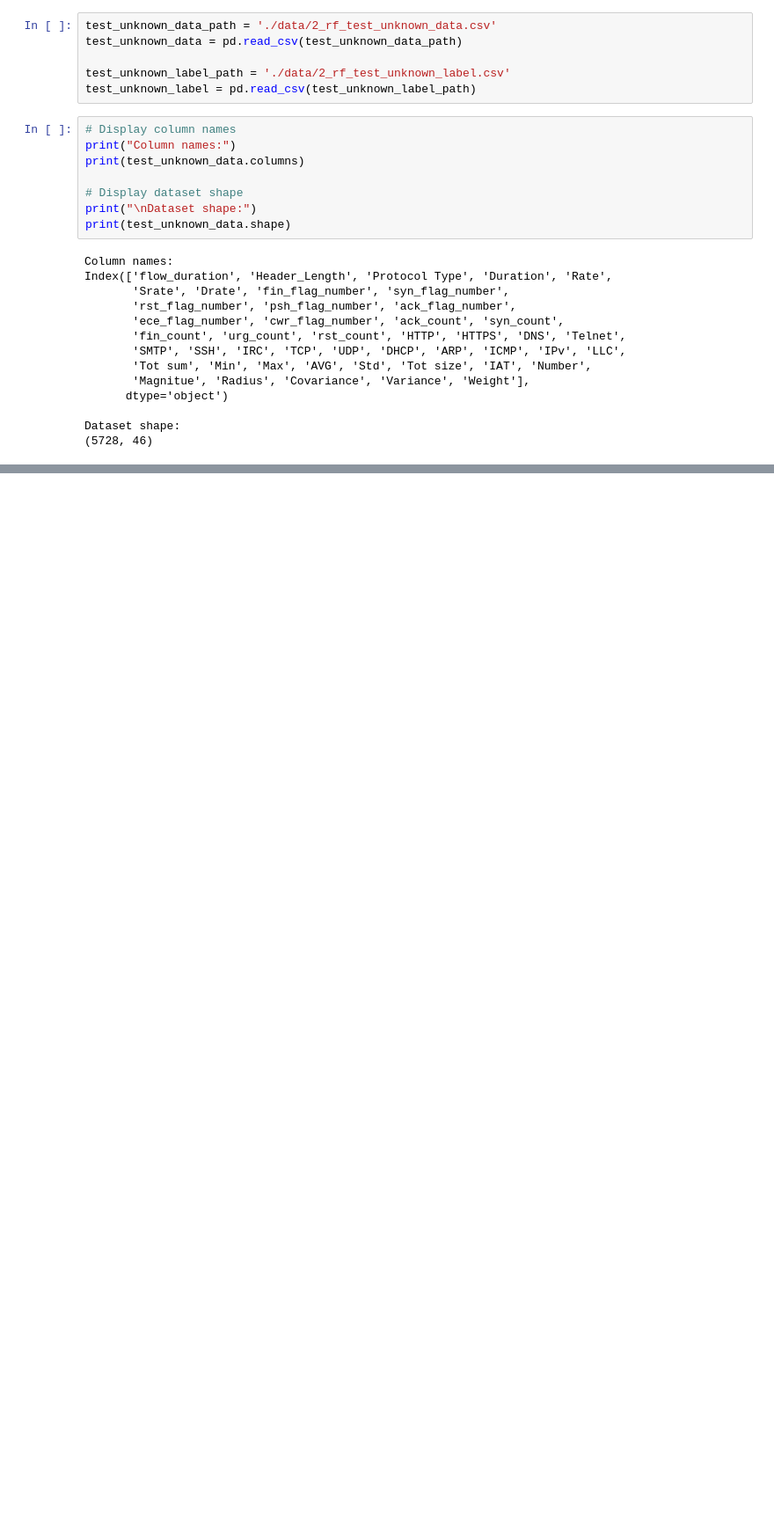
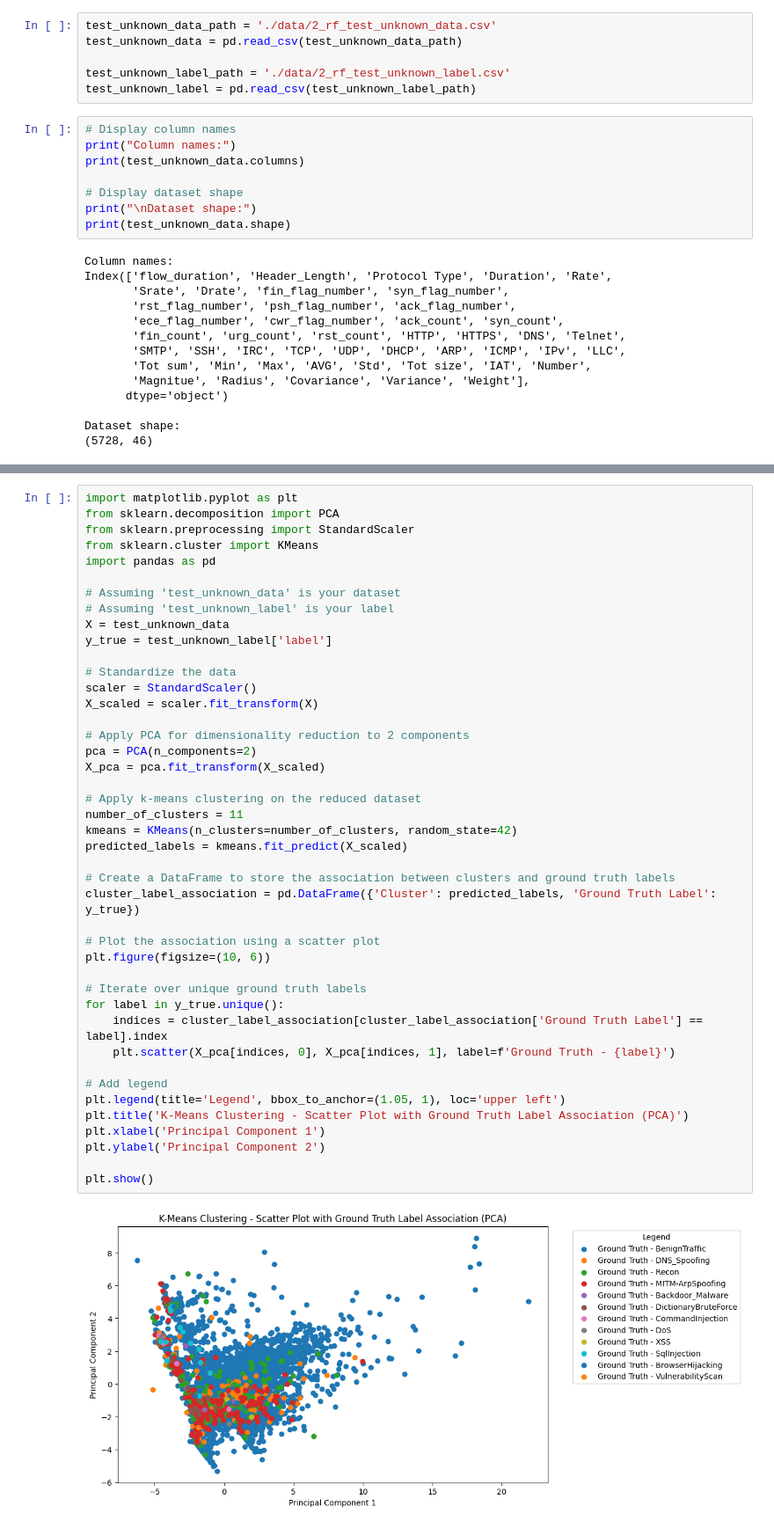
Before and after one commit to ML-Project-Team-5/Project_NetworkIDS, a Jupyter notebook: JUI_Kmeans.ipynb, the cells around one changed output, grey strips where cells are left out. Shown at 88% size. Cells and saved outputs as stored; diff of their text form; blank space fills up the shorter version.

```diff
--- a/JUI_Kmeans.ipynb
+++ b/JUI_Kmeans.ipynb
@@ -181,0 +189,45 @@ plt.show()
+# %%
+import matplotlib.pyplot as plt
+from sklearn.decomposition import PCA
+from sklearn.preprocessing import StandardScaler
+from sklearn.cluster import KMeans
+import pandas as pd
+
+# Assuming 'test_unknown_data' is your dataset
+# Assuming 'test_unknown_label' is your label
+X = test_unknown_data
+y_true = test_unknown_label['label']
+
+# Standardize the data
+scaler = StandardScaler()
+X_scaled = scaler.fit_transform(X)
+
+# Apply PCA for dimensionality reduction to 2 components
+pca = PCA(n_components=2)
+X_pca = pca.fit_transform(X_scaled)
+
+# Apply k-means clustering on the reduced dataset
+number_of_clusters = 11
+kmeans = KMeans(n_clusters=number_of_clusters, random_state=42)
+predicted_labels = kmeans.fit_predict(X_scaled)
+
+# Create a DataFrame to store the association between clusters and ground truth labels
+cluster_label_association = pd.DataFrame({'Cluster': predicted_labels, 'Ground Truth Label': y_true})
+
+# Plot the association using a scatter plot
+plt.figure(figsize=(10, 6))
+
+# Iterate over unique ground truth labels
+for label in y_true.unique():
+    indices = cluster_label_association[cluster_label_association['Ground Truth Label'] == label].index
+    plt.scatter(X_pca[indices, 0], X_pca[indices, 1], label=f'Ground Truth - {label}')
+
+# Add legend
+plt.legend(title='Legend', bbox_to_anchor=(1.05, 1), loc='upper left')
+plt.title('K-Means Clustering - Scatter Plot with Ground Truth Label Association (PCA)')
+plt.xlabel('Principal Component 1')
+plt.ylabel('Principal Component 2')
+
+plt.show()
+# %% [output]
+[figure, added]
```
Also changed, not shown: parts of 14 cells of this notebook.
